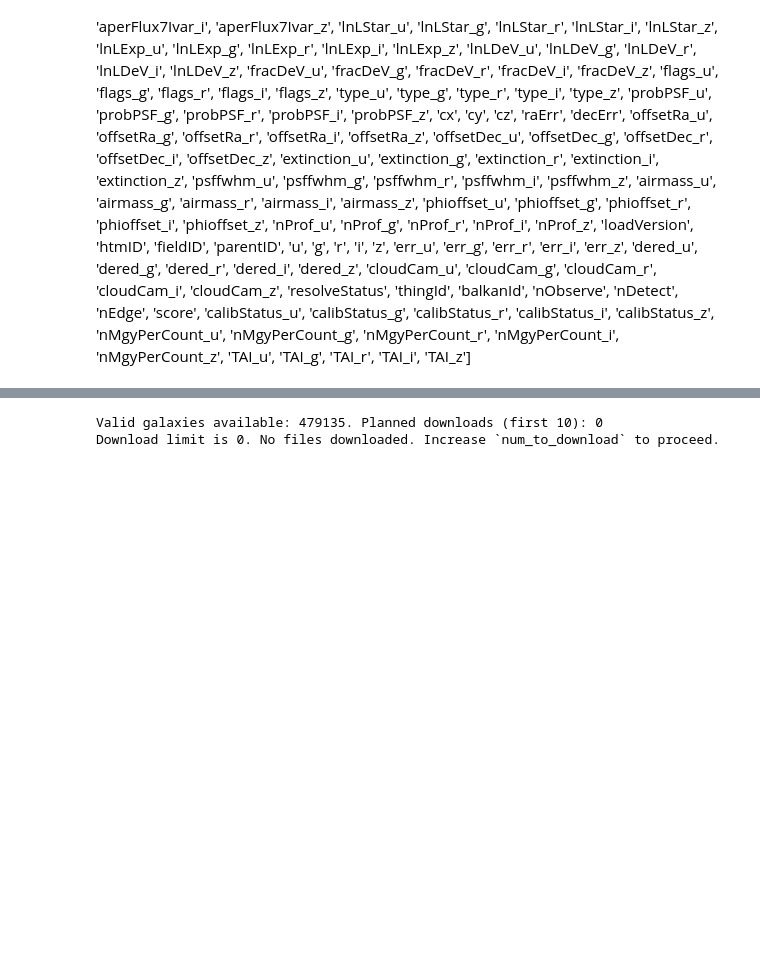
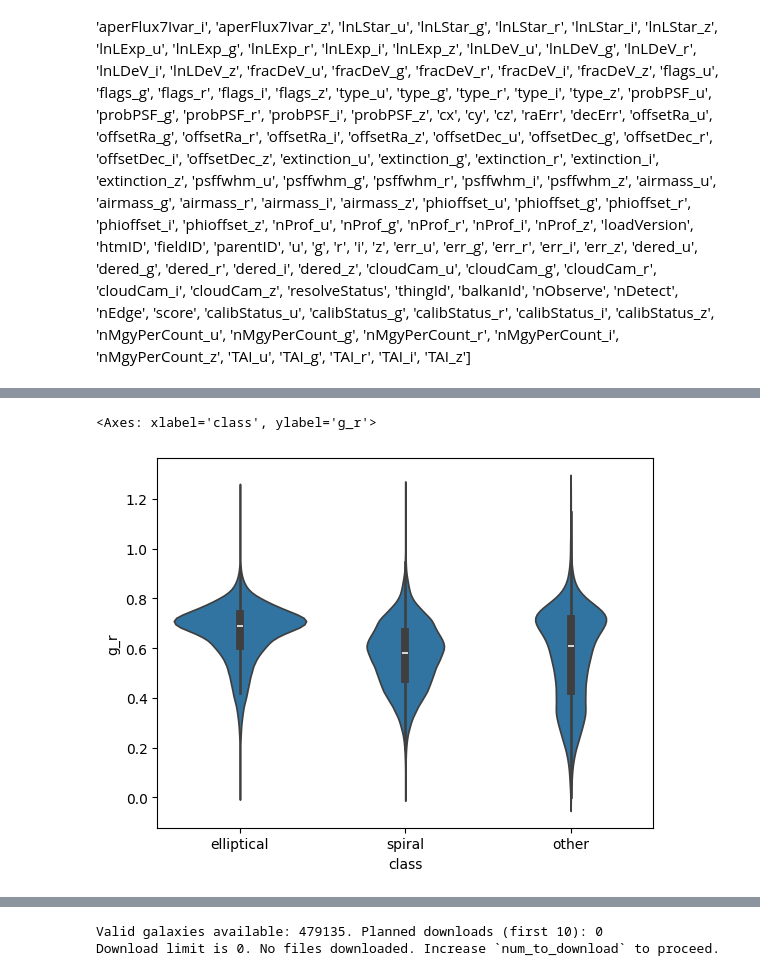
Before and after one commit to gsiemon/galaxy_classification_guide, a Jupyter notebook: notebooks/explore_tables_new.ipynb, the cells around one changed output, grey strips where cells are left out. Saved outputs shown, nothing was run; the diff lists cells and outputs as text; code cells hidden in the pictures; blank space fills up the shorter version.

```diff
--- a/notebooks/explore_tables_new.ipynb
+++ b/notebooks/explore_tables_new.ipynb
@@ -195,0 +298,5 @@ con.execute("""
+# %%
+sns.violinplot(x="class", y="g_r", data=df_mag, order=order_class)
+# %% [output]
+<Axes: xlabel='class', ylabel='g_r'>
+[figure, added]
```
Also changed, not shown: parts of 9 cells of this notebook.
